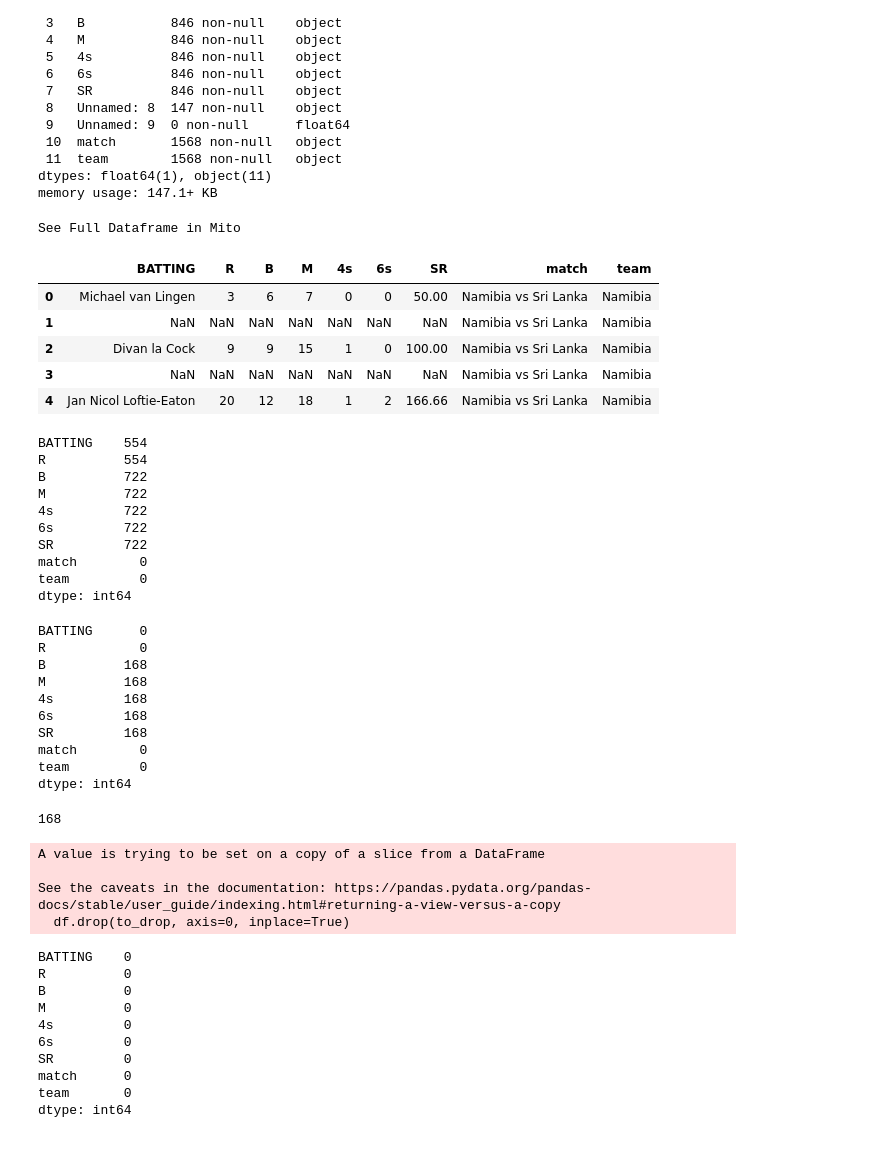
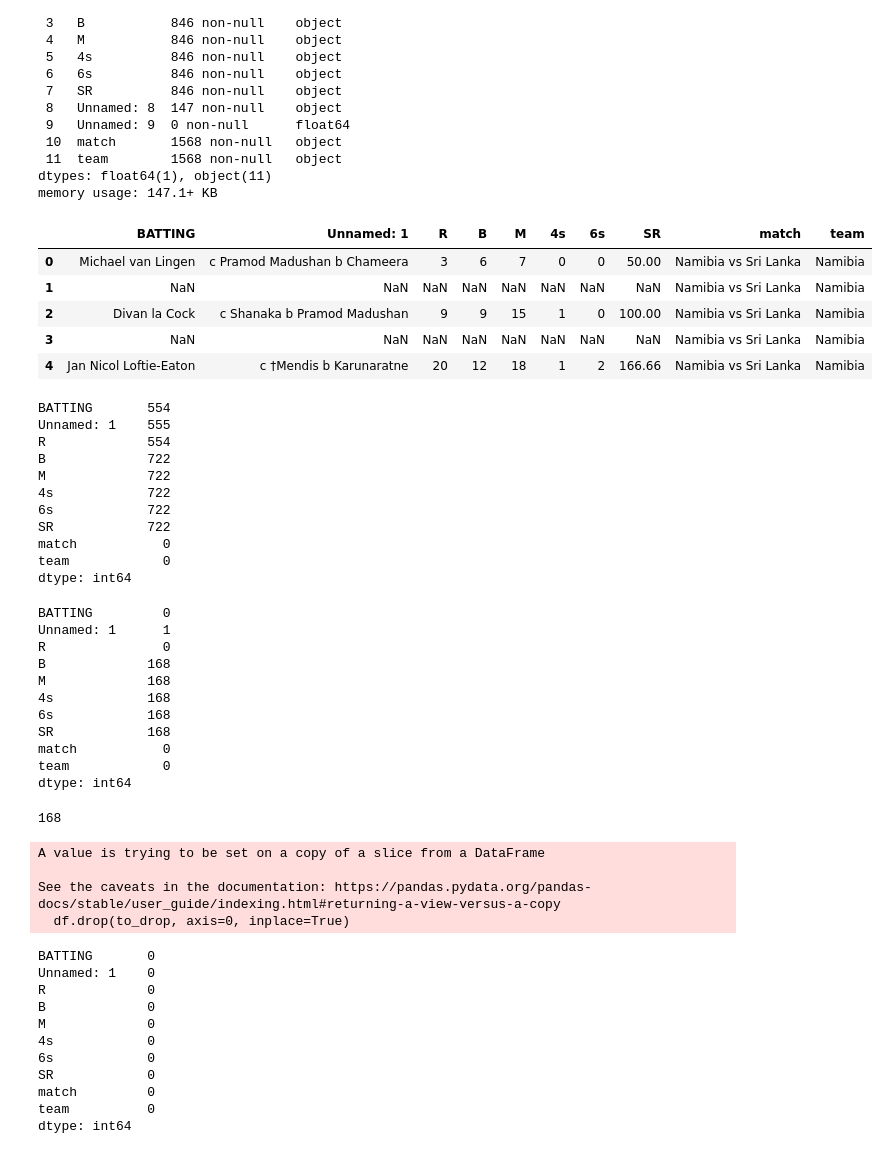
Before and after one commit to Naveen-004/T20-WC-Analysis, a Jupyter notebook: datacleaning.ipynb, the cells around one changed output. Drawn from its saved outputs; the diff is of its cells as text; code cells hidden in the pictures.

```diff
--- a/datacleaning.ipynb
+++ b/datacleaning.ipynb
@@ -64,43 +126,44 @@ Data columns (total 12 columns):
 dtypes: float64(1), object(11)
 memory usage: 147.1+ KB
 # %%
-battingsummary = battingsummary.drop(['Unnamed: 1', 'Unnamed: 8', "Unnamed: 9"], axis=1)
+battingsummary = battingsummary.drop(['Unnamed: 8', "Unnamed: 9"], axis=1)
 battingsummary.head()
 # %% [output]
-See Full Dataframe in Mito
-|  | BATTING | R | B | M | 4s | 6s | SR | match | team |
-| 0 | Michael van Lingen | 3 | 6 | 7 | 0 | 0 | 50.00 | Namibia vs Sri Lanka | Namibia |
-| 1 | NaN | NaN | NaN | NaN | NaN | NaN | NaN | Namibia vs Sri Lanka | Namibia |
-| 2 | Divan la Cock | 9 | 9 | 15 | 1 | 0 | 100.00 | Namibia vs Sri Lanka | Namibia |
-| 3 | NaN | NaN | NaN | NaN | NaN | NaN | NaN | Namibia vs Sri Lanka | Namibia |
-| 4 | Jan Nicol Loftie-Eaton | 20 | 12 | 18 | 1 | 2 | 166.66 | Namibia vs Sri Lanka | Namibia |
+|  | BATTING | Unnamed: 1 | R | B | M | 4s | 6s | SR | match | team |
+| 0 | Michael van Lingen | c Pramod Madushan b Chameera | 3 | 6 | 7 | 0 | 0 | 50.00 | Namibia vs Sri Lanka | Namibia |
+| 1 | NaN | NaN | NaN | NaN | NaN | NaN | NaN | NaN | Namibia vs Sri Lanka | Namibia |
+| 2 | Divan la Cock | c Shanaka b Pramod Madushan | 9 | 9 | 15 | 1 | 0 | 100.00 | Namibia vs Sri Lanka | Namibia |
+| 3 | NaN | NaN | NaN | NaN | NaN | NaN | NaN | NaN | Namibia vs Sri Lanka | Namibia |
+| 4 | Jan Nicol Loftie-Eaton | c †Mendis b Karunaratne | 20 | 12 | 18 | 1 | 2 | 166.66 | Namibia vs Sri Lanka | Namibia |
 # %%
 battingsummary.isna().sum()
 # %% [output]
-BATTING    554
-R          554
-B          722
-M          722
-4s         722
-6s         722
-SR         722
-match        0
-team         0
+BATTING       554
+Unnamed: 1    555
+R             554
+B             722
+M             722
+4s            722
+6s            722
+SR            722
+match           0
+team            0
 dtype: int64
 # %%
 df = battingsummary[battingsummary[battingsummary.columns[0]].notnull()]
 # %%
 df.isna().sum()
 # %% [output]
-BATTING      0
-R            0
-B          168
-M          168
-4s         168
-6s         168
-SR         168
-match        0
-team         0
+BATTING         0
+Unnamed: 1      1
+R               0
+B             168
+M             168
+4s            168
+6s            168
+SR            168
+match           0
+team            0
 dtype: int64
 # %%
 to_drop = df[df['B'].isnull()].index
@@ -115,13 +178,14 @@ A value is trying to be set on a copy of a slice from a DataFrame
 
 See the caveats in the documentation: https://pandas.pydata.org/pandas-docs/stable/user_guide/indexing.html#returning-a-view-versus-a-copy
   df.drop(to_drop, axis=0, inplace=True)
-BATTING    0
-R          0
-B          0
-M          0
-4s         0
-6s         0
-SR         0
-match      0
-team       0
+BATTING       0
+Unnamed: 1    0
+R             0
+B             0
+M             0
+4s            0
+6s            0
+SR            0
+match         0
+team          0
 dtype: int64
```
Also changed, not shown: parts of 30 cells of this notebook, 7 other files.
